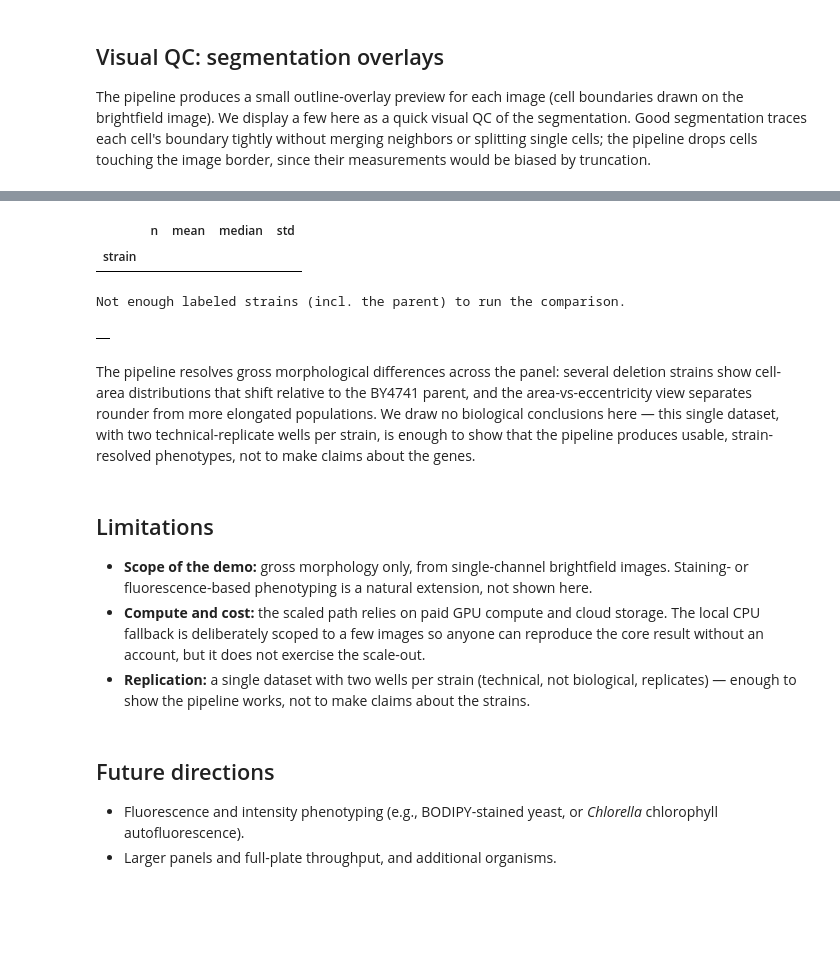
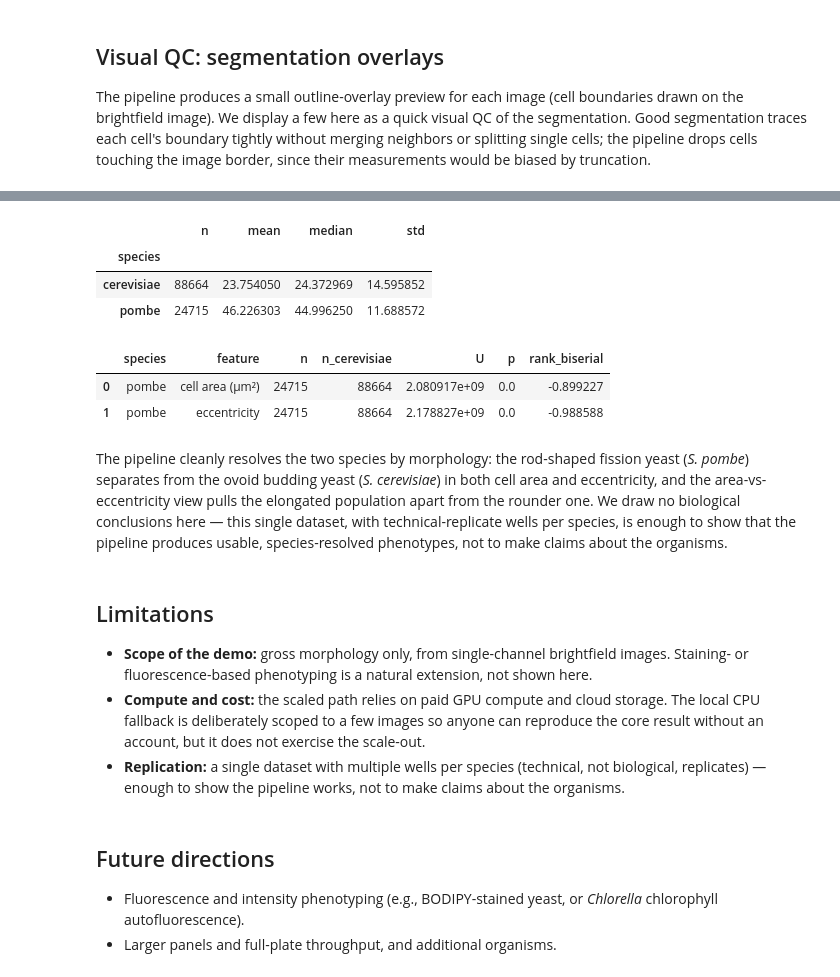
Before and after one commit to Arcadia-Science/cloud-scaled-cell-phenotyping, a Jupyter notebook: index.ipynb, the cells around one changed output, grey strips where cells are left out. Saved outputs shown, nothing was run; the diff lists cells and outputs as text; code cells hidden in the pictures; blank space fills up the shorter version.

```diff
--- a/index.ipynb
+++ b/index.ipynb
@@ -230,16 +247,17 @@ No labeled cells to plot. In local mode, increase LIMIT or use the scaled path t
 # %%
-# A second shape feature: area vs. eccentricity, colored by strain.
+# A second shape feature: area vs. eccentricity, colored by species.
+# Fission yeast (pombe) is elongated (higher eccentricity) than budding yeast (cerevisiae).
 if analysis_df.empty:
     print("No labeled cells to plot.")
 else:
     fig, ax = plt.subplots(figsize=(6, 5))
-    for s in strains:
-        sub = analysis_df[analysis_df["strain"] == s]
-        ax.scatter(sub[area_col], sub["eccentricity"], s=8, alpha=0.5, label=s)
+    for g in groups:
+        sub = analysis_df[analysis_df[GROUP_COL] == g]
+        ax.scatter(sub[area_col], sub["eccentricity"], s=8, alpha=0.5, label=g)
     ax.set_xlabel(area_label)
     ax.set_ylabel("eccentricity")
     ax.set_title("Morphology: area vs. eccentricity")
-    ax.legend(markerscale=2, fontsize=8, ncol=2)
+    ax.legend(markerscale=2, fontsize=8)
     plt.tight_layout()
     plt.show()
 # %% [output]
@@ -247,57 +265,64 @@ No labeled cells to plot.
 # %%
-# Per-strain summary: n cells, mean/median area, spread.
+# Per-species summary: n cells, mean/median area, spread.
 summary = (
-    analysis_df.groupby("strain")[area_col]
+    analysis_df.groupby(GROUP_COL)[area_col]
     .agg(n="count", mean="mean", median="median", std="std")
-    .reindex(strains)
+    .reindex(groups)
 )
 summary
 # %% [output]
 |  | n | mean | median | std |
-| strain |  |  |  |  |
+| species |  |  |  |  |
+| cerevisiae | 88664 | 23.754050 | 24.372969 | 14.595852 |
+| pombe | 24715 | 46.226303 | 44.996250 | 11.688572 |
 # %%
-# Test each mutant's area distribution against the BY4741 parent.
-# Mann-Whitney U (two-sided), Benjamini-Hochberg FDR correction, rank-biserial effect size.
-import numpy as np
+# Compare each species against the reference (cerevisiae) on a few shape features.
+# Mann-Whitney U (two-sided), with a rank-biserial effect size for each feature.
 from scipy.stats import mannwhitneyu
 
-parent_vals = analysis_df.loc[analysis_df["strain"] == PARENT, area_col].to_numpy()
+features = [(area_col, area_label), ("eccentricity", "eccentricity")]
+ref_mask = analysis_df[GROUP_COL] == REFERENCE
 
 rows = []
-for s in strains:
-    if s == PARENT:
-        continue
-    vals = analysis_df.loc[analysis_df["strain"] == s, area_col].to_numpy()
-    if len(vals) == 0 or len(parent_vals) == 0:
-        continue
-    u_stat, p_raw = mannwhitneyu(vals, parent_vals, alternative="two-sided")
-    rank_biserial = 1.0 - (2.0 * u_stat) / (len(vals) * len(parent_vals))
-    rows.append(
-        {"strain": s, "n": len(vals), "U": u_stat, "p_raw": p_raw, "rank_biserial": rank_biserial}
-    )
+for other in (g for g in groups if g != REFERENCE):
+    other_mask = analysis_df[GROUP_COL] == other
+    for col, feat_label in features:
+        ref_vals = analysis_df.loc[ref_mask, col].to_numpy()
+        other_vals = analysis_df.loc[other_mask, col].to_numpy()
+        if len(ref_vals) == 0 or len(other_vals) == 0:
+            continue
+        u_stat, p_val = mannwhitneyu(other_vals, ref_vals, alternative="two-sided")
+        rank_biserial = 1.0 - (2.0 * u_stat) / (len(other_vals) * len(ref_vals))
+        rows.append(
+            {
+                "species": other,
+                "feature": feat_label,
+                "n": len(other_vals),
+                f"n_{REFERENCE}": len(ref_vals),
+                "U": u_stat,
+                "p": p_val,
+                "rank_biserial": rank_biserial,
+            }
+        )
 
 stats_df = pd.DataFrame(rows)
 if stats_df.empty:
-    print("Not enough labeled strains (incl. the parent) to run the comparison.")
-else:
-    stats_df = stats_df.sort_values("p_raw").reset_index(drop=True)
-    p = stats_df["p_raw"].to_numpy()
-    m = len(p)
-    adj = p * m / np.arange(1, m + 1)
-    adj = np.minimum.accumulate(adj[::-1])[::-1]
-    stats_df["p_bh"] = np.clip(adj, 0.0, 1.0)
+    print(
+        f"Need both the reference ('{REFERENCE}') and another species present to run the comparison."
+    )
 stats_df
 # %% [output]
-Not enough labeled strains (incl. the parent) to run the comparison.
-|  |
+|  | species | feature | n | n_cerevisiae | U | p | rank_biserial |
+| 0 | pombe | cell area (µm²) | 24715 | 88664 | 2.080917e+09 | 0.0 | -0.899227 |
+| 1 | pombe | eccentricity | 24715 | 88664 | 2.178827e+09 | 0.0 | -0.988588 |
 # %% [markdown]
-The pipeline resolves gross morphological differences across the panel: several deletion strains show cell-area distributions that shift relative to the BY4741 parent, and the area-vs-eccentricity view separates rounder from more elongated populations. We draw no biological conclusions here — this single dataset, with two technical-replicate wells per strain, is enough to show that the pipeline produces usable, strain-resolved phenotypes, not to make claims about the genes.
+The pipeline cleanly resolves the two species by morphology: the rod-shaped fission yeast (*S. pombe*) separates from the ovoid budding yeast (*S. cerevisiae*) in both cell area and eccentricity, and the area-vs-eccentricity view pulls the elongated population apart from the rounder one. We draw no biological conclusions here — this single dataset, with technical-replicate wells per species, is enough to show that the pipeline produces usable, species-resolved phenotypes, not to make claims about the organisms.
 # %% [markdown]
 ## Limitations
 
 - **Scope of the demo:** gross morphology only, from single-channel brightfield images. Staining- or fluorescence-based phenotyping is a natural extension, not shown here.
 - **Compute and cost:** the scaled path relies on paid GPU compute and cloud storage. The local CPU fallback is deliberately scoped to a few images so anyone can reproduce the core result without an account, but it does not exercise the scale-out.
-- **Replication:** a single dataset with two wells per strain (technical, not biological, replicates) — enough to show the pipeline works, not to make claims about the strains.
+- **Replication:** a single dataset with multiple wells per species (technical, not biological, replicates) — enough to show the pipeline works, not to make claims about the organisms.
 # %% [markdown]
 ## Future directions
 
```
Also changed, not shown: parts of 12 cells of this notebook, 5 other files.
